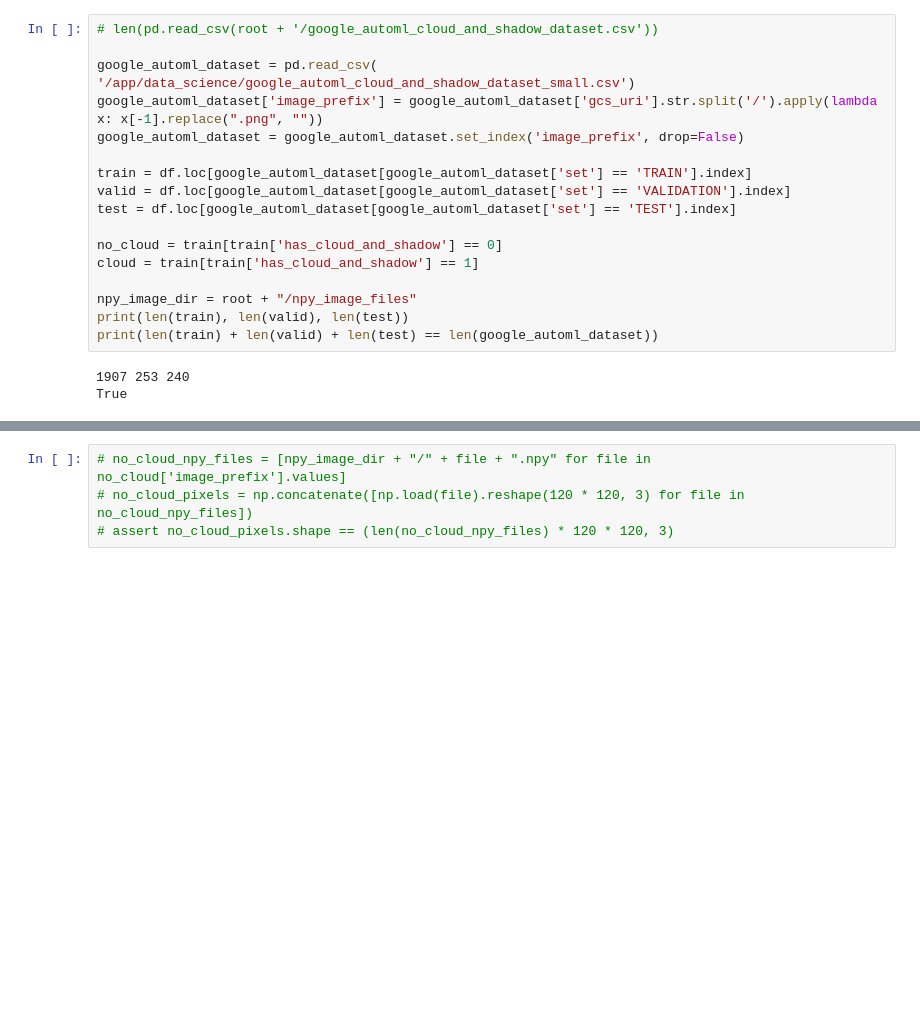
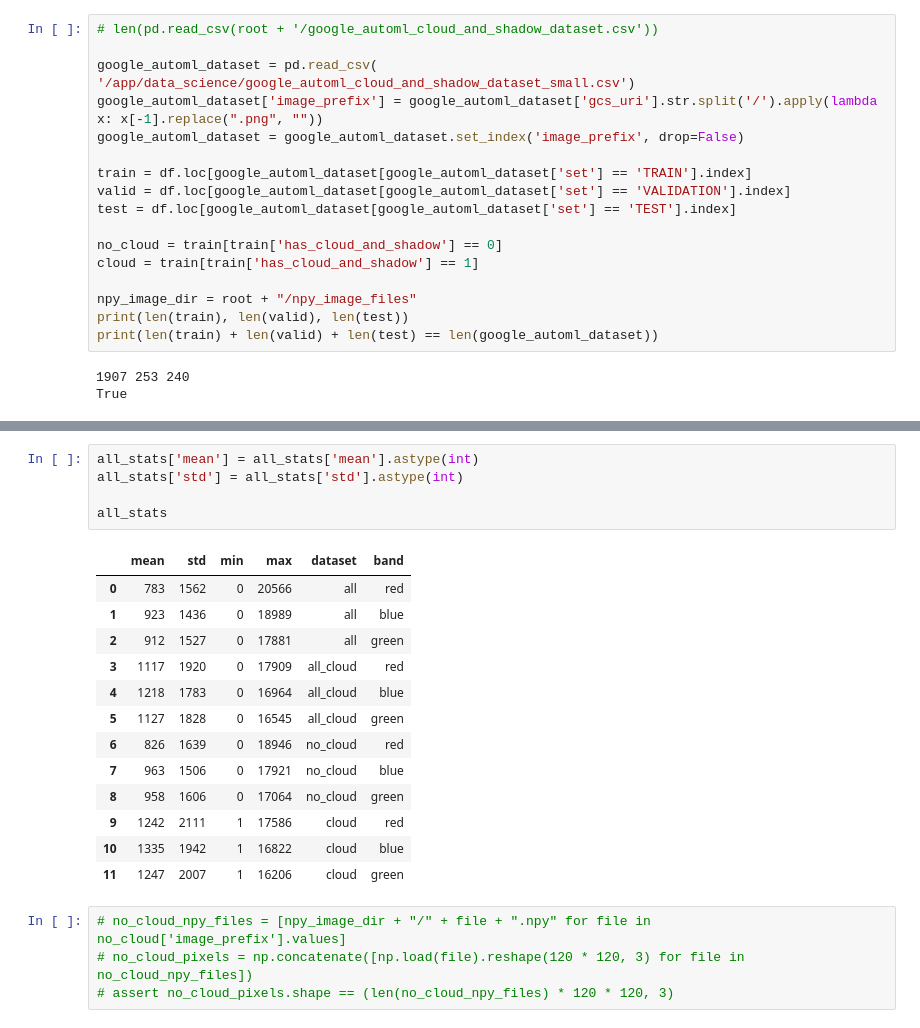
Before and after one commit to skeller88/big_earth_springboard_project, a Jupyter notebook: data_science/data_exploration.ipynb, the cells around one changed output, grey strips where cells are left out. Cells and saved outputs as stored; diff of their text form; blank space fills up the shorter version.

```diff
--- a/data_science/data_exploration.ipynb
+++ b/data_science/data_exploration.ipynb
@@ -123,3 +149,22 @@ else:
+# %%
+all_stats['mean'] = all_stats['mean'].astype(int)
+all_stats['std'] = all_stats['std'].astype(int)
+
+all_stats
+# %% [output]
+|  | mean | std | min | max | dataset | band |
+| 0 | 783 | 1562 | 0 | 20566 | all | red |
+| 1 | 923 | 1436 | 0 | 18989 | all | blue |
+| 2 | 912 | 1527 | 0 | 17881 | all | green |
+| 3 | 1117 | 1920 | 0 | 17909 | all_cloud | red |
+| 4 | 1218 | 1783 | 0 | 16964 | all_cloud | blue |
+| 5 | 1127 | 1828 | 0 | 16545 | all_cloud | green |
+| 6 | 826 | 1639 | 0 | 18946 | no_cloud | red |
+| 7 | 963 | 1506 | 0 | 17921 | no_cloud | blue |
+| 8 | 958 | 1606 | 0 | 17064 | no_cloud | green |
+| 9 | 1242 | 2111 | 1 | 17586 | cloud | red |
+| 10 | 1335 | 1942 | 1 | 16822 | cloud | blue |
+| 11 | 1247 | 2007 | 1 | 16206 | cloud | green |
 # %%
 # no_cloud_npy_files = [npy_image_dir + "/" + file + ".npy" for file in no_cloud['image_prefix'].values]
 # no_cloud_pixels = np.concatenate([np.load(file).reshape(120 * 120, 3) for file in no_cloud_npy_files])
```
Also changed, not shown: parts of 11 cells of this notebook, 9 other files.
